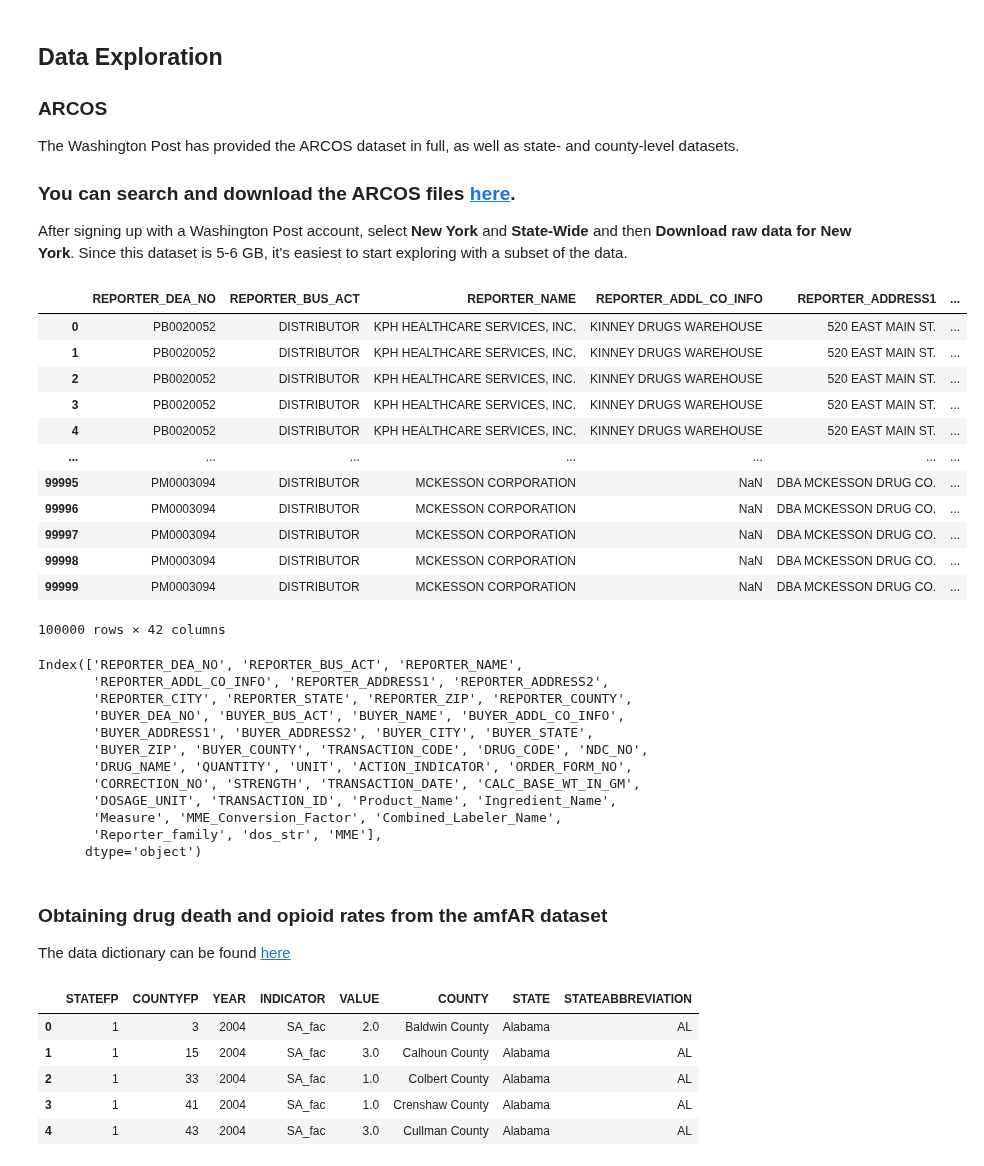
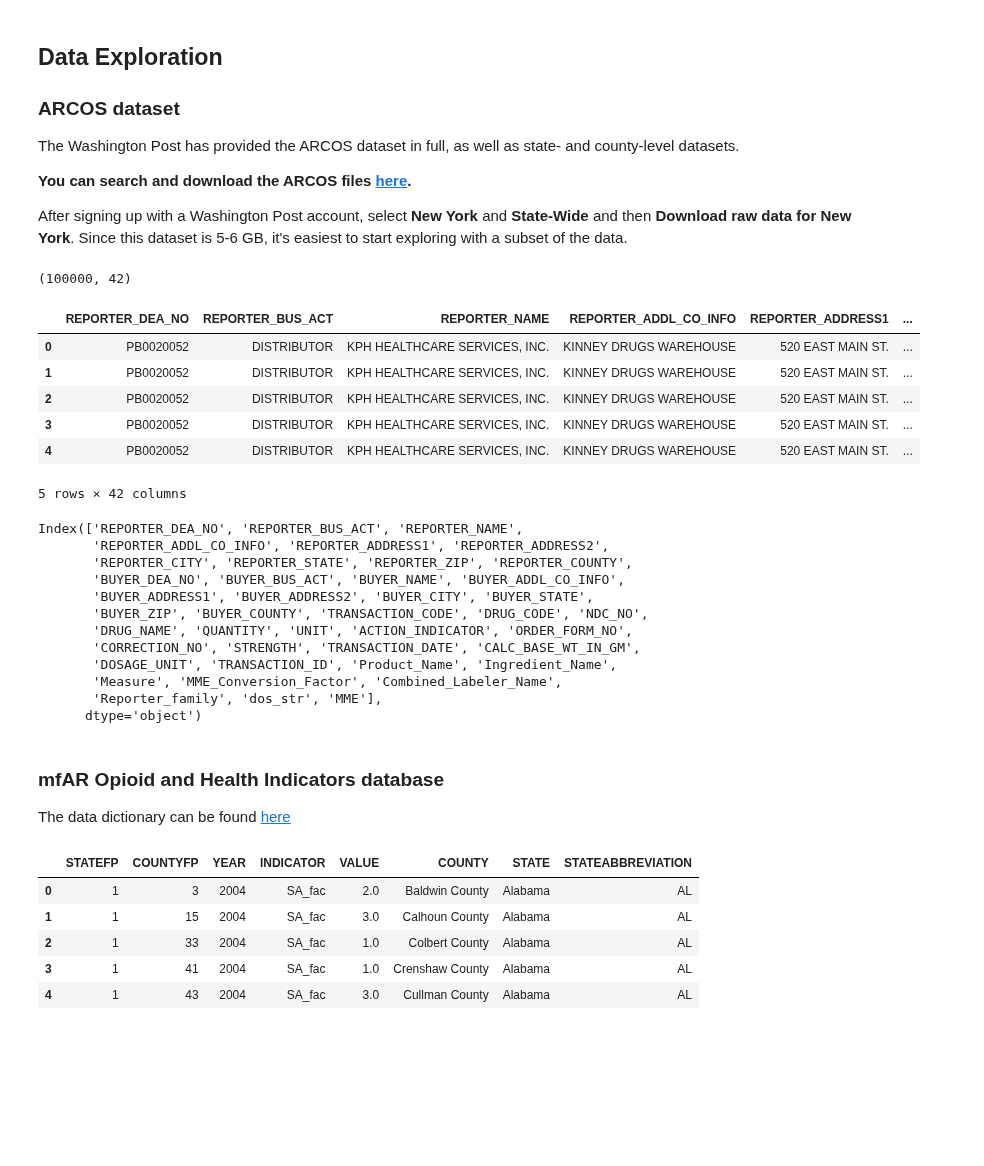
Before and after one commit to jessicambs/hacknights, a Jupyter notebook: opioid-analytics/01_opioid-distribution-prescription-patterns.ipynb, the cells around one changed output. Drawn from its saved outputs; the diff is of its cells as text; code cells hidden in the pictures; blank space fills up the shorter version.

```diff
--- a/opioid-analytics/01_opioid-distribution-prescription-patterns.ipynb
+++ b/opioid-analytics/01_opioid-distribution-prescription-patterns.ipynb
@@ -66,11 +68,11 @@ For some inspiration, some examples of [how journalists have used this](https://
 # %% [markdown]
 ## Data Exploration
 
-### ARCOS
+### ARCOS dataset
 
 The Washington Post has provided the ARCOS dataset in full, as well as state- and county-level datasets.
 
-### You can search and download the ARCOS files [here](https://www.washingtonpost.com/graphics/2019/investigations/dea-pain-pill-database/#download-resources).
+**You can search and download the ARCOS files [here](https://www.washingtonpost.com/graphics/2019/investigations/dea-pain-pill-database/#download-resources).**
 
 After signing up with a Washington Post account, select **New York** and **State-Wide** and then **Download raw data for New York**. Since this dataset is 5-6 GB, it's easiest to start exploring with a subset of the data.
 # %%
@@ -78,37 +82,34 @@ import pandas as pd
 # %%
 chunksize = 100000
-for chunk in (pd.read_csv('data/arcos-ny-statewide-itemized.csv', chunksize=chunksize)):
-    display(chunk)
+#for chunk in (pd.read_csv('data/arcos-ny-statewide-itemized.csv', chunksize=chunksize)):
+for chunk in (pd.read_csv('data/opioid_data/arcos-ny-statewide-itemized_sample.csv', chunksize=chunksize)):
+    print(chunk.shape)
+    display(chunk.head())
     print(chunk.columns)
     break
 # %% [output]
+(100000, 42)
 |  | REPORTER_DEA_NO | REPORTER_BUS_ACT | REPORTER_NAME | REPORTER_ADDL_CO_INFO | REPORTER_ADDRESS1 | ... |
 | 0 | PB0020052 | DISTRIBUTOR | KPH HEALTHCARE SERVICES, INC. | KINNEY DRUGS WAREHOUSE | 520 EAST MAIN ST. | ... |
 | 1 | PB0020052 | DISTRIBUTOR | KPH HEALTHCARE SERVICES, INC. | KINNEY DRUGS WAREHOUSE | 520 EAST MAIN ST. | ... |
 | 2 | PB0020052 | DISTRIBUTOR | KPH HEALTHCARE SERVICES, INC. | KINNEY DRUGS WAREHOUSE | 520 EAST MAIN ST. | ... |
 | 3 | PB0020052 | DISTRIBUTOR | KPH HEALTHCARE SERVICES, INC. | KINNEY DRUGS WAREHOUSE | 520 EAST MAIN ST. | ... |
 | 4 | PB0020052 | DISTRIBUTOR | KPH HEALTHCARE SERVICES, INC. | KINNEY DRUGS WAREHOUSE | 520 EAST MAIN ST. | ... |
-| ... | ... | ... | ... | ... | ... | ... |
-| 99995 | PM0003094 | DISTRIBUTOR | MCKESSON CORPORATION | NaN | DBA MCKESSON DRUG CO. | ... |
-| 99996 | PM0003094 | DISTRIBUTOR | MCKESSON CORPORATION | NaN | DBA MCKESSON DRUG CO. | ... |
-| 99997 | PM0003094 | DISTRIBUTOR | MCKESSON CORPORATION | NaN | DBA MCKESSON DRUG CO. | ... |
-| 99998 | PM0003094 | DISTRIBUTOR | MCKESSON CORPORATION | NaN | DBA MCKESSON DRUG CO. | ... |
-| 99999 | PM0003094 | DISTRIBUTOR | MCKESSON CORPORATION | NaN | DBA MCKESSON DRUG CO. | ... |
-100000 rows × 42 columns
-Index(['REPORTER_DEA_NO', 'REPORTER_BUS_ACT', 'REPORTER_NAME',
-       'REPORTER_ADDL_CO_INFO', 'REPORTER_ADDRESS1', 'REPORTER_ADDRESS2',
-       'REPORTER_CITY', 'REPORTER_STATE', 'REPORTER_ZIP', 'REPORTER_COUNTY',
-       'BUYER_DEA_NO', 'BUYER_BUS_ACT', 'BUYER_NAME', 'BUYER_ADDL_CO_INFO',
-       'BUYER_ADDRESS1', 'BUYER_ADDRESS2', 'BUYER_CITY', 'BUYER_STATE',
-       'BUYER_ZIP', 'BUYER_COUNTY', 'TRANSACTION_CODE', 'DRUG_CODE', 'NDC_NO',
-       'DRUG_NAME', 'QUANTITY', 'UNIT', 'ACTION_INDICATOR', 'ORDER_FORM_NO',
-       'CORRECTION_NO', 'STRENGTH', 'TRANSACTION_DATE', 'CALC_BASE_WT_IN_GM',
-       'DOSAGE_UNIT', 'TRANSACTION_ID', 'Product_Name', 'Ingredient_Name',
-       'Measure', 'MME_Conversion_Factor', 'Combined_Labeler_Name',
-       'Reporter_family', 'dos_str', 'MME'],
-      dtype='object')
+5 rows × 42 columns
+Index(['REPORTER_DEA_NO', 'REPORTER_BUS_ACT', 'REPORTER_NAME',
+       'REPORTER_ADDL_CO_INFO', 'REPORTER_ADDRESS1', 'REPORTER_ADDRESS2',
+       'REPORTER_CITY', 'REPORTER_STATE', 'REPORTER_ZIP', 'REPORTER_COUNTY',
+       'BUYER_DEA_NO', 'BUYER_BUS_ACT', 'BUYER_NAME', 'BUYER_ADDL_CO_INFO',
+       'BUYER_ADDRESS1', 'BUYER_ADDRESS2', 'BUYER_CITY', 'BUYER_STATE',
+       'BUYER_ZIP', 'BUYER_COUNTY', 'TRANSACTION_CODE', 'DRUG_CODE', 'NDC_NO',
+       'DRUG_NAME', 'QUANTITY', 'UNIT', 'ACTION_INDICATOR', 'ORDER_FORM_NO',
+       'CORRECTION_NO', 'STRENGTH', 'TRANSACTION_DATE', 'CALC_BASE_WT_IN_GM',
+       'DOSAGE_UNIT', 'TRANSACTION_ID', 'Product_Name', 'Ingredient_Name',
+       'Measure', 'MME_Conversion_Factor', 'Combined_Labeler_Name',
+       'Reporter_family', 'dos_str', 'MME'],
+      dtype='object')
 # %% [markdown]
-### Obtaining drug death and opioid rates from the amfAR dataset
+### mfAR Opioid and Health Indicators database
 
 The data dictionary can be found [here](https://opioid.amfar.org/download/?content=datadict)
 # %%
```
Also changed, not shown: parts of 22 cells of this notebook.
